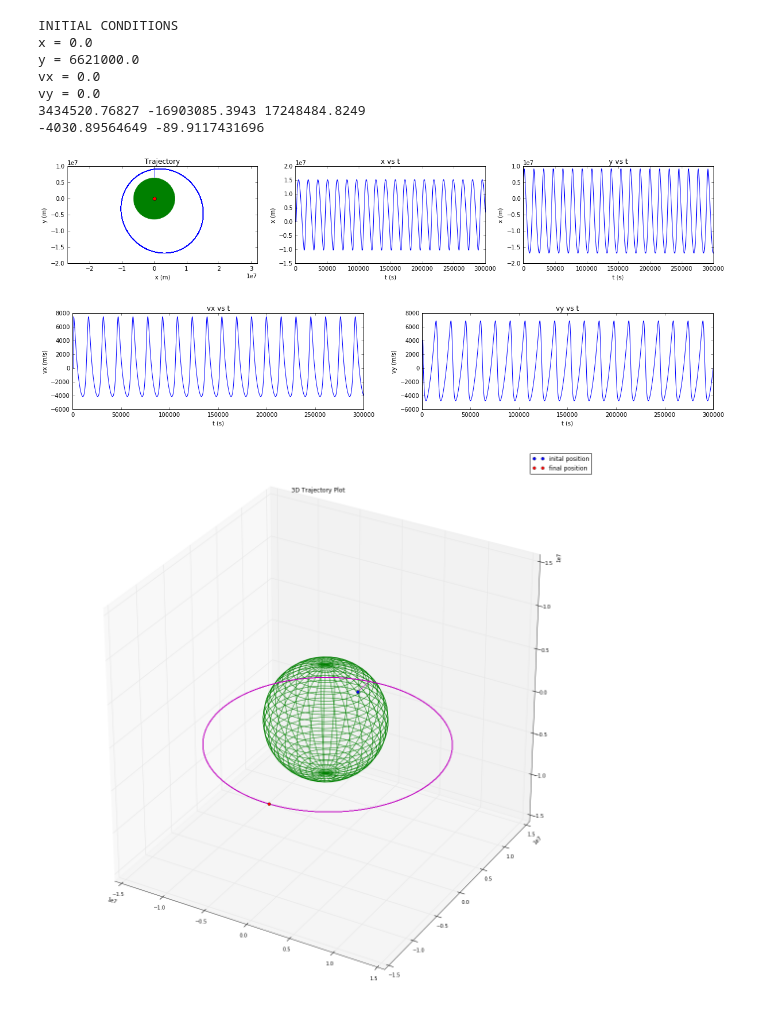
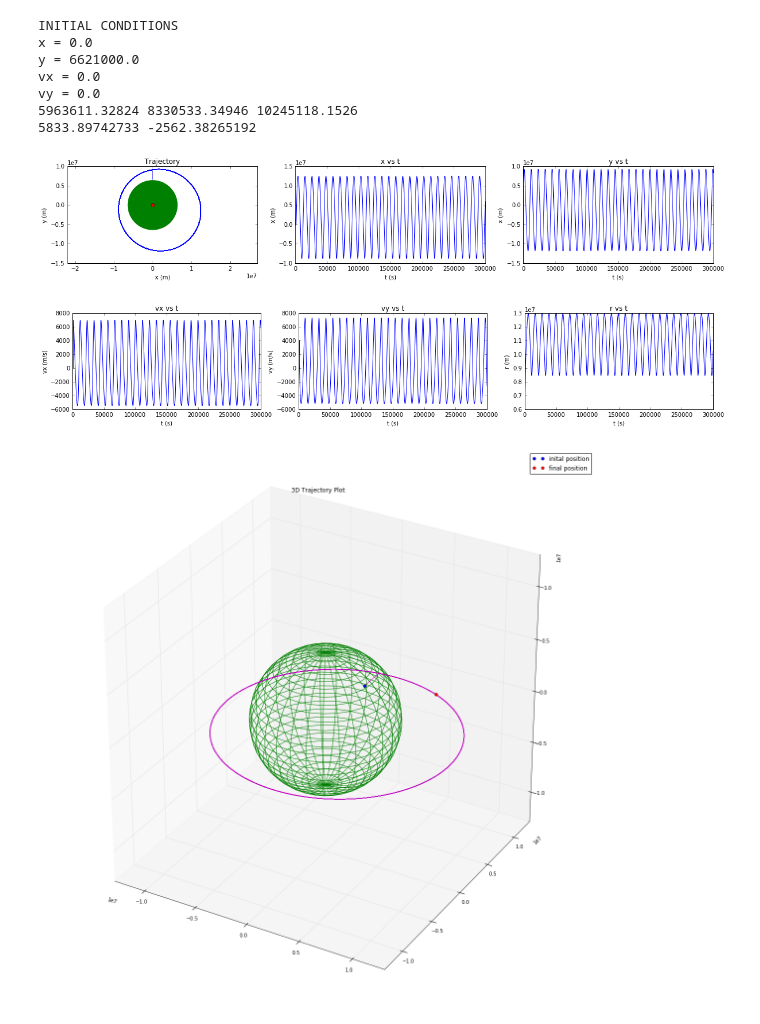
Before and after one commit to pitt1321/Nicholas-Sean-Rocket-Launch, a Jupyter notebook: Messing around with thrust.ipynb, the cells around one changed output. Saved outputs shown, nothing was run; the diff lists cells and outputs as text; code cells hidden in the pictures.

Commit message:
Continued messing with thrust. Failed at polar conversion of functions
I don't think the polar conversion is even necessary.

```diff
--- a/Messing around with thrust.ipynb
+++ b/Messing around with thrust.ipynb
@@ -92,17 +92,10 @@ def force_drag(x, y, vx, vy, variable_density=True):
 
     return F_drag_x, F_drag_y
 
-def force_thrust(t):
-    if t > 1200 and t < 1210:
-        return 750, -200
-    elif t < 1000:
-        return 0, 12
-    return 0, 0
-
 def acceleration(t, x, y, vx, vy):
     F_g_x, F_g_y = force_gravity(m, x, y)
     F_drag_x, F_drag_y = force_drag(x, y, vx, vy)
-    F_T_x, F_T_y = force_thrust(t)
+    F_T_x, F_T_y = force_thrust(t, x, y)
 
     F_net_x = (-F_g_x - F_drag_x + F_T_x)/m
     F_net_y = (-F_g_y - F_drag_y + F_T_y)/m
@@ -161,17 +154,23 @@ def test_F4(init, t_max, N):
 
     plt.figure(figsize=(20,3))
 
-    plt.subplot(1,2,1)
+    plt.subplot(1,3,1)
     plt.plot(T, vx)
     plt.title('vx vs t')
     plt.xlabel('t (s)')
     plt.ylabel('vx (m/s)')
 
-    plt.subplot(1,2,2)
+    plt.subplot(1,3,2)
     plt.plot(T, vy)
     plt.title('vy vs t')
     plt.xlabel('t (s)')
     plt.ylabel('vy (m/s)')
+
+    plt.subplot(1,3,3)
+    plt.plot(T, np.sqrt(x**2+y**2))
+    plt.title('r vs t')
+    plt.xlabel('t (s)')
+    plt.ylabel('r (m)')
 
     plt.show()
 
@@ -230,16 +229,23 @@ def plot_test_F4():
 
     print_init(init5)
     test_F4(init5, 10000, 100000)
-# %%
-plot_test_F4()
-# %% [output]
-INITIAL CONDITIONS
-x = 0.0
-y = 6621000.0
-vx = 0.0
-vy = 0.0
-3434520.76827 -16903085.3943 17248484.8249
--4030.89564649 -89.9117431696
-[figure, removed]
-[figure, removed]
-[figure, removed]
+# %%
+def force_thrust(t, x, y):
+    if t > 1200 and t < 1210:
+        return 700, -200
+    elif t < 1000:
+        return 0, 12
+    return 0, 0
+
+plot_test_F4()
+# %% [output]
+INITIAL CONDITIONS
+x = 0.0
+y = 6621000.0
+vx = 0.0
+vy = 0.0
+5963611.32824 8330533.34946 10245118.1526
+5833.89742733 -2562.38265192
+[figure, added]
+[figure, added]
+[figure, added]
```
Also changed, not shown: parts of 4 cells of this notebook, 2 other files.
